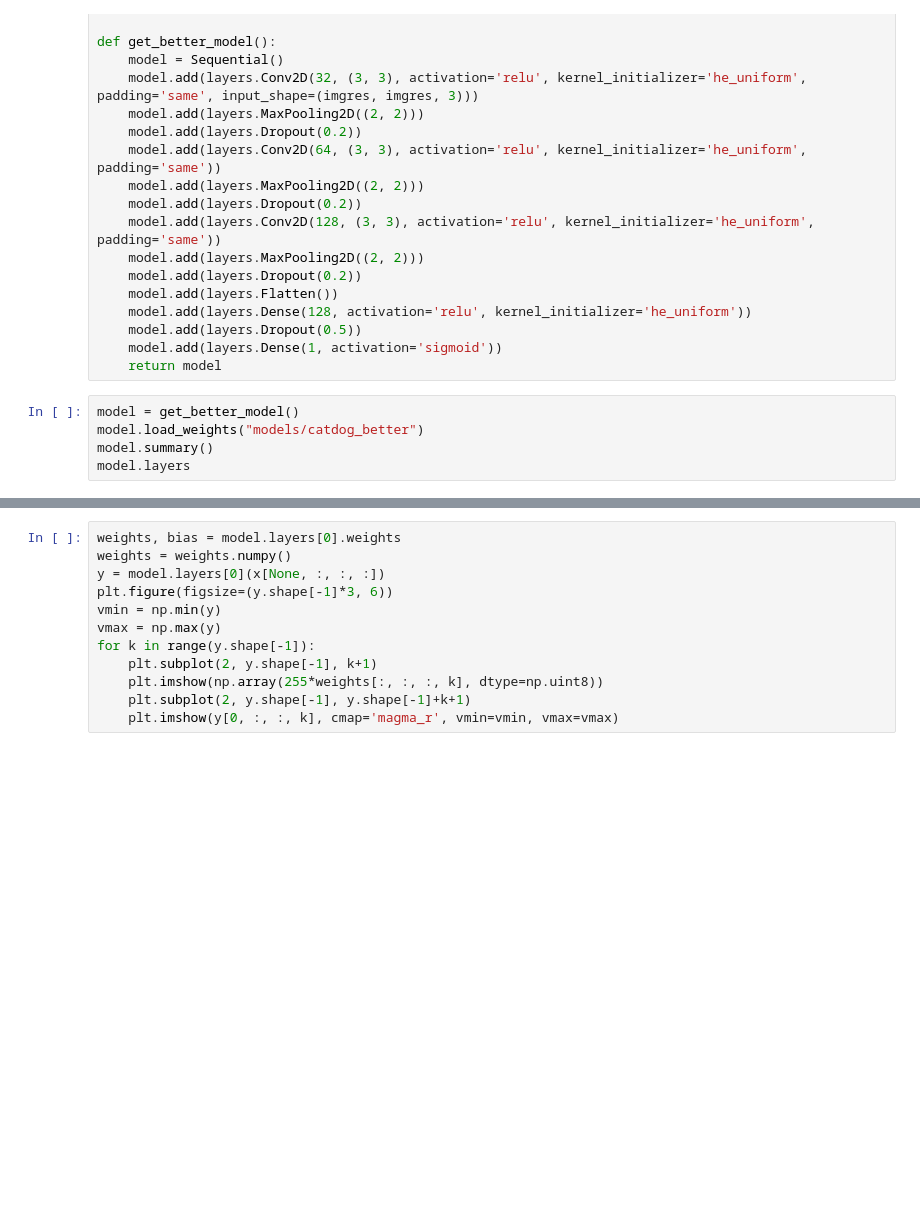
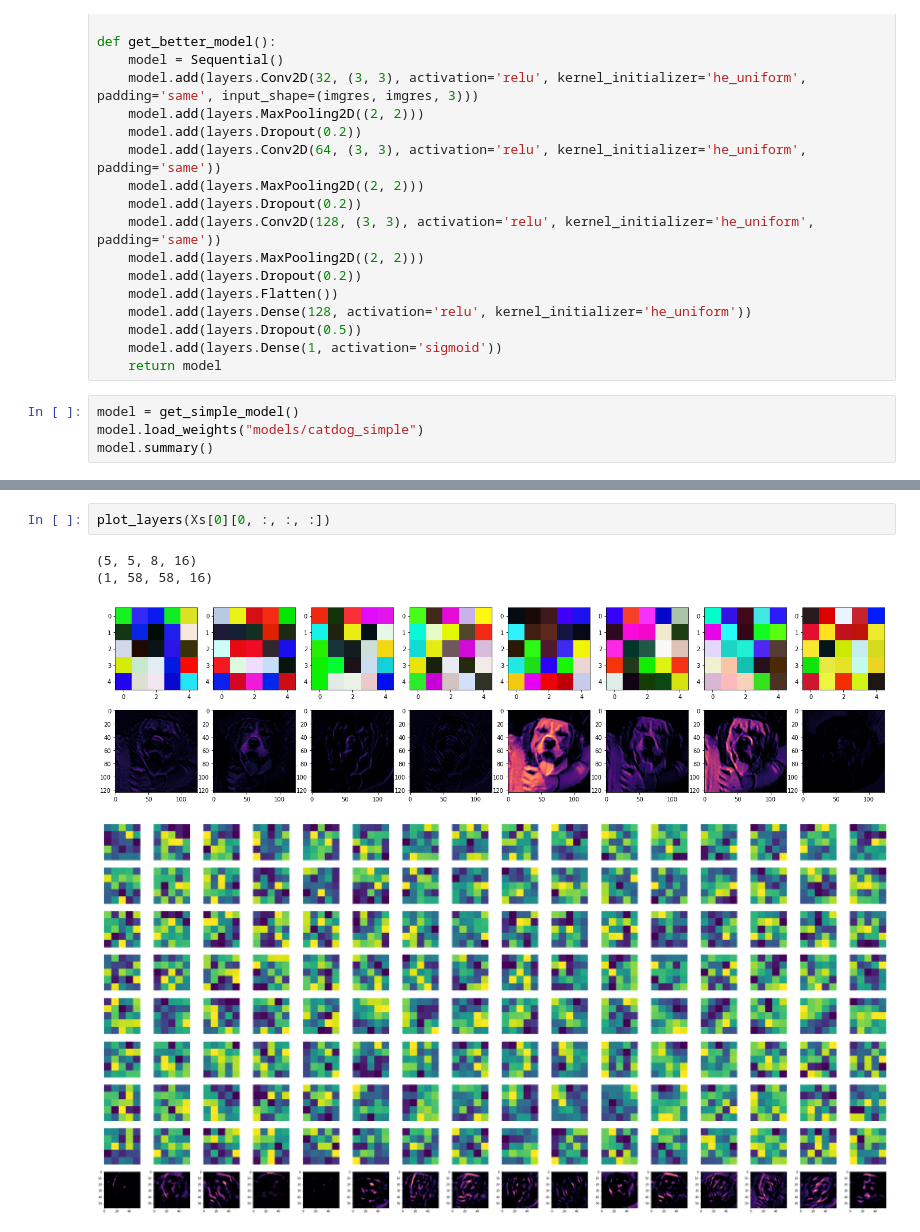
Before and after one commit to Ursinus-CS477-F2021/Week14_CatDog_Layers, a Jupyter notebook: CatDog_Apply.ipynb, the cells around one changed output, grey strips where cells are left out. Drawn from its saved outputs; the diff is of its cells as text; blank space fills up the shorter version.

Commit message:
Adding better layer plotting

```diff
--- a/CatDog_Apply.ipynb
+++ b/CatDog_Apply.ipynb
@@ -45,7 +45,6 @@ def get_better_model():
     model.add(layers.Dense(1, activation='sigmoid'))
     return model
 # %%
-model = get_better_model()
-model.load_weights("models/catdog_better")
+model = get_simple_model()
+model.load_weights("models/catdog_simple")
 model.summary()
-model.layers
@@ -72,12 +136,7 @@ for k in range(Xs[0].shape[0]):
 # %%
-weights, bias = model.layers[0].weights
-weights = weights.numpy()
-y = model.layers[0](x[None, :, :, :])
-plt.figure(figsize=(y.shape[-1]*3, 6))
-vmin = np.min(y)
-vmax = np.max(y)
-for k in range(y.shape[-1]):
-    plt.subplot(2, y.shape[-1], k+1)
-    plt.imshow(np.array(255*weights[:, :, :, k], dtype=np.uint8))
-    plt.subplot(2, y.shape[-1], y.shape[-1]+k+1)
-    plt.imshow(y[0, :, :, k], cmap='magma_r', vmin=vmin, vmax=vmax)
+plot_layers(Xs[0][0, :, :, :])
+# %% [output]
+(5, 5, 8, 16)
+(1, 58, 58, 16)
+[figure, added]
+[figure, added]
```
Also changed, not shown: parts of 5 cells of this notebook, 1 other file.
